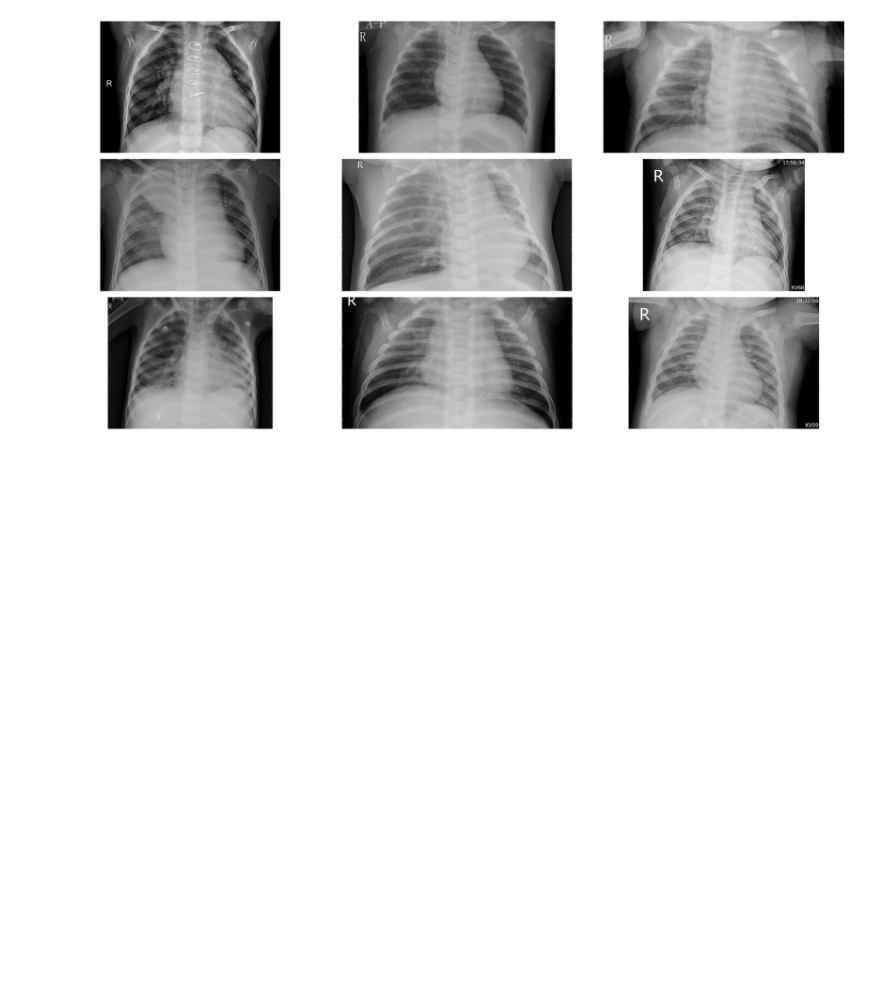
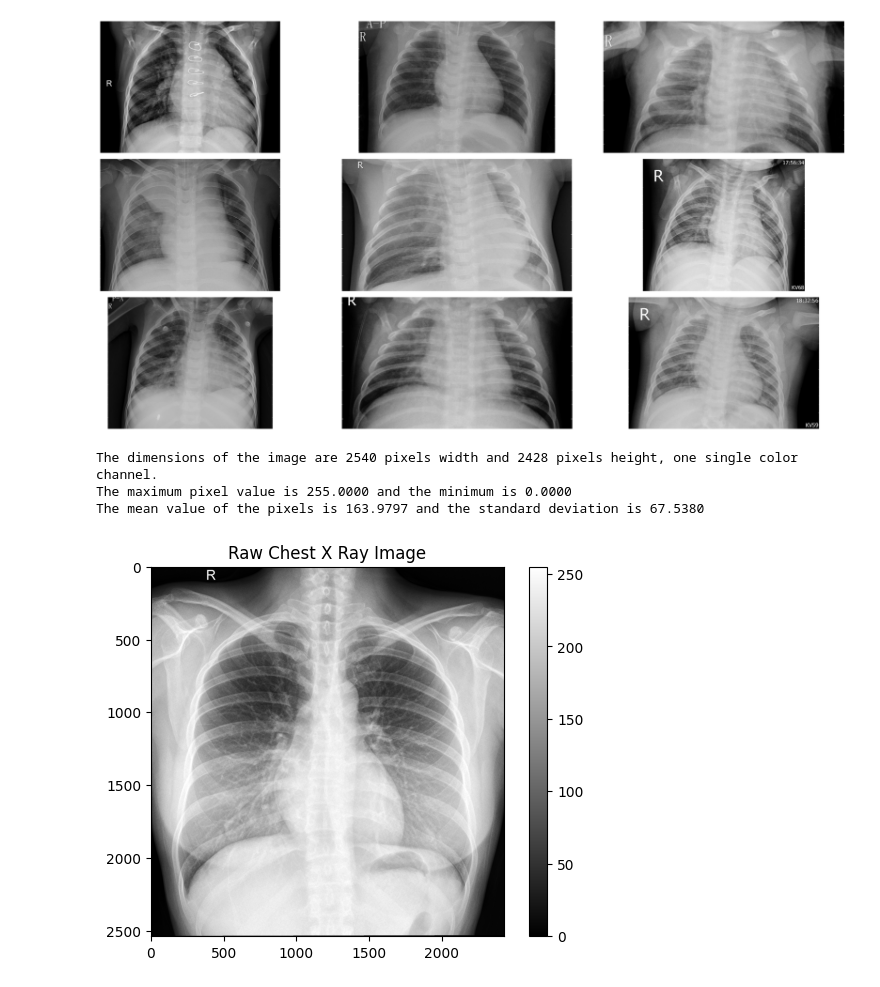
Before and after one commit to MahmoudMagdy404/Pneumonia-Diagnosis-with-CNN-Transfer-Learning, a Jupyter notebook: Pneumonia.ipynb, the cells around one changed output. Cells and saved outputs as stored; diff of their text form; code cells hidden in the pictures; blank space fills up the shorter version.

```diff
--- a/Pneumonia.ipynb
+++ b/Pneumonia.ipynb
@@ -105,3 +107,19 @@ Validation set:
 PNEUMONIA=8
 NORMAL=8
 [figure]
+# %%
+normal_img = os.listdir("/content/chest_xray/train/NORMAL")[0]
+normal_dir = "/content/chest_xray/train/NORMAL"
+sample_img = plt.imread(os.path.join(normal_dir, normal_img))
+plt.imshow(sample_img, cmap='gray')
+plt.colorbar()
+plt.title('Raw Chest X Ray Image')
+
+print(f"The dimensions of the image are {sample_img.shape[0]} pixels width and {sample_img.shape[1]} pixels height, one single color channel.")
+print(f"The maximum pixel value is {sample_img.max():.4f} and the minimum is {sample_img.min():.4f}")
+print(f"The mean value of the pixels is {sample_img.mean():.4f} and the standard deviation is {sample_img.std():.4f}")
+# %% [output]
+The dimensions of the image are 2540 pixels width and 2428 pixels height, one single color channel.
+The maximum pixel value is 255.0000 and the minimum is 0.0000
+The mean value of the pixels is 163.9797 and the standard deviation is 67.5380
+[figure, added]
```
Also changed, not shown: parts of 1 cell of this notebook.
